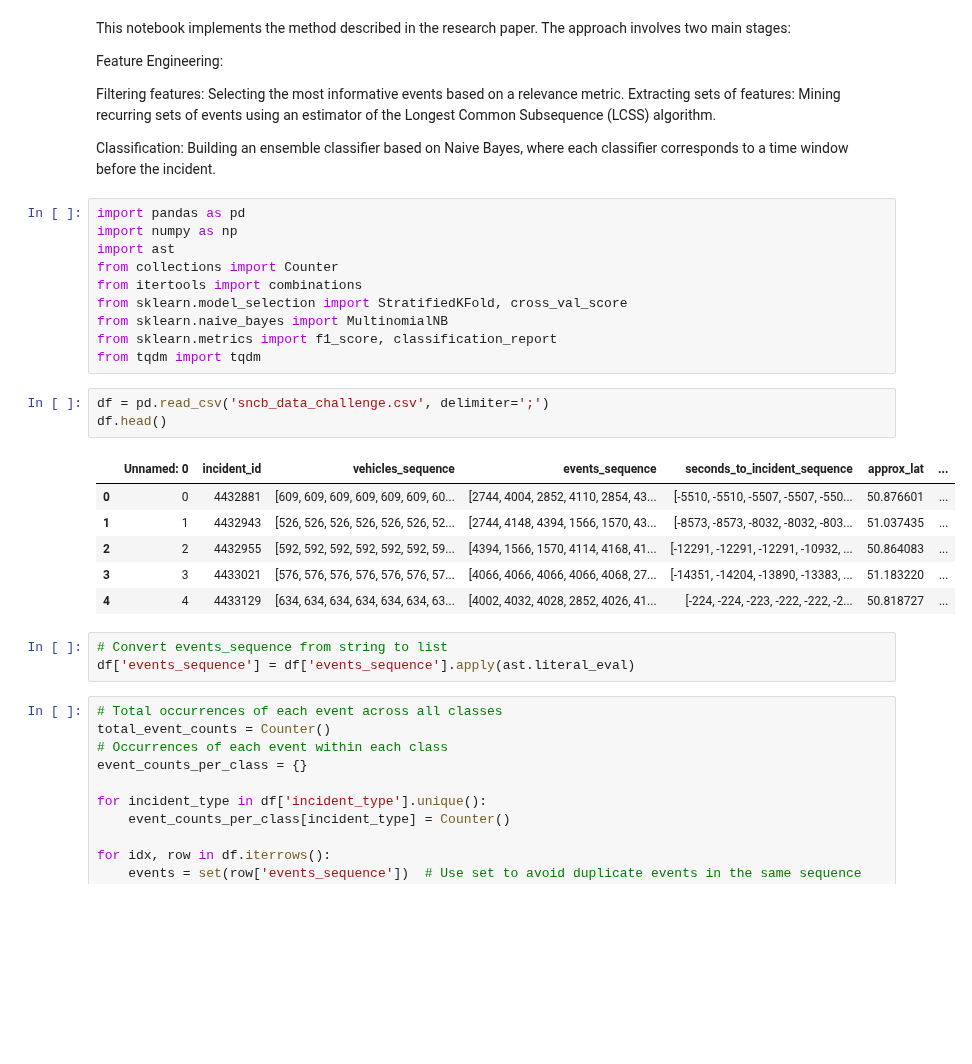
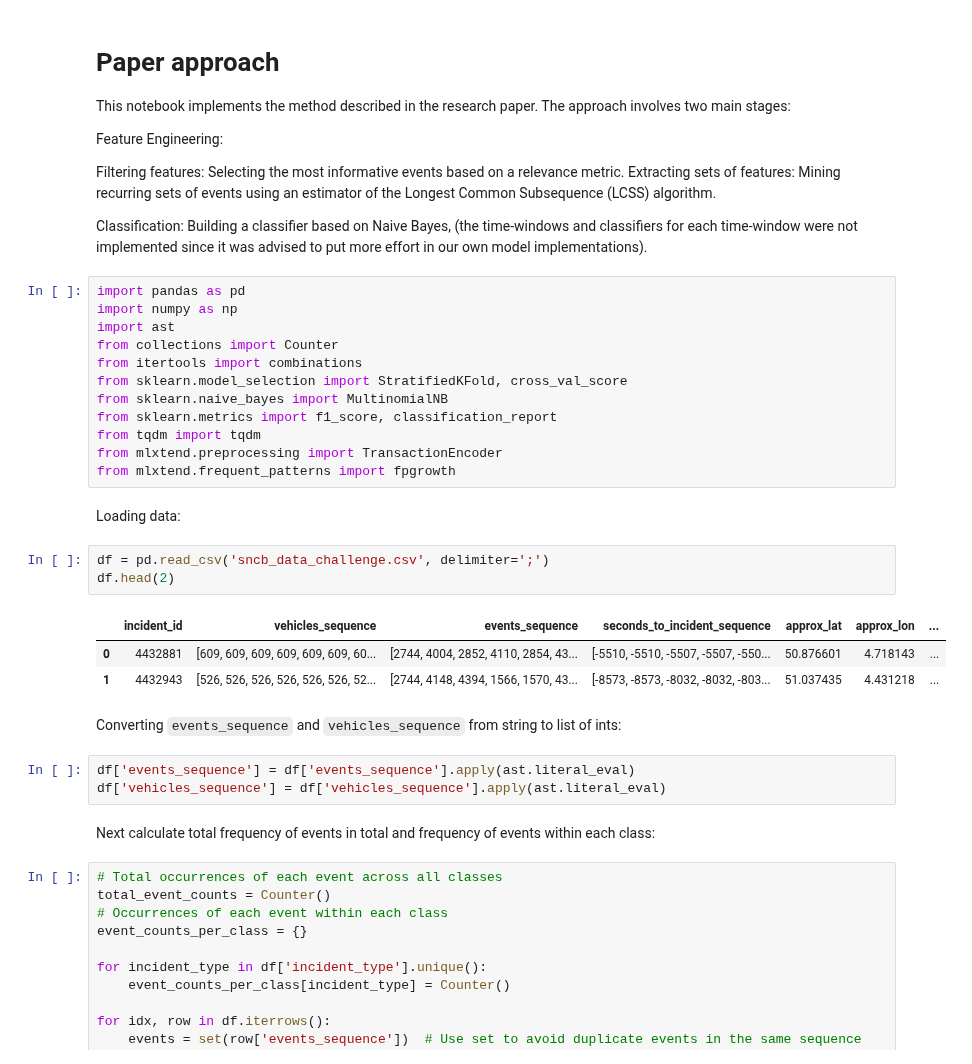
Before and after one commit to stef4k/train-maintenance-data-mining, a Jupyter notebook: research_paper_method.ipynb, the cells around one changed output. Drawn from its saved outputs; the diff is of its cells as text; blank space fills up the shorter version.

Commit message:
Update research paper

```diff
--- a/research_paper_method.ipynb
+++ b/research_paper_method.ipynb
@@ -1,4 +1,5 @@
 # %% [markdown]
+# Paper approach
 This notebook implements the method described in the research paper. The approach involves two main stages:
 
 Feature Engineering:
@@ -8,7 +9,7 @@ Selecting the most informative events based on a relevance metric.
 Extracting sets of features: Mining recurring sets of events using an estimator of the Longest Common Subsequence (LCSS) algorithm.
 
 Classification:
-Building an ensemble classifier based on Naive Bayes, where each classifier corresponds to a time window before the incident.
+Building a classifier based on Naive Bayes, (the time-windows and classifiers for each time-window were not implemented since it was advised to put more effort in our own model implementations).
 # %%
 import pandas as pd
 import numpy as np
@@ -19,19 +20,24 @@ from sklearn.model_selection import StratifiedKFold, cross_val_score
 from sklearn.naive_bayes import MultinomialNB
 from sklearn.metrics import f1_score, classification_report
 from tqdm import tqdm
+from mlxtend.preprocessing import TransactionEncoder
+from mlxtend.frequent_patterns import fpgrowth
+# %% [markdown]
+Loading data:
 # %%
 df = pd.read_csv('sncb_data_challenge.csv', delimiter=';')
-df.head()
+df.head(2)
 # %% [output]
-|  | Unnamed: 0 | incident_id | vehicles_sequence | events_sequence | seconds_to_incident_sequence | approx_lat | ... |
-| 0 | 0 | 4432881 | [609, 609, 609, 609, 609, 609, 60... | [2744, 4004, 2852, 4110, 2854, 43... | [-5510, -5510, -5507, -5507, -550... | 50.876601 | ... |
-| 1 | 1 | 4432943 | [526, 526, 526, 526, 526, 526, 52... | [2744, 4148, 4394, 1566, 1570, 43... | [-8573, -8573, -8032, -8032, -803... | 51.037435 | ... |
-| 2 | 2 | 4432955 | [592, 592, 592, 592, 592, 592, 59... | [4394, 1566, 1570, 4114, 4168, 41... | [-12291, -12291, -12291, -10932, ... | 50.864083 | ... |
-| 3 | 3 | 4433021 | [576, 576, 576, 576, 576, 576, 57... | [4066, 4066, 4066, 4066, 4068, 27... | [-14351, -14204, -13890, -13383, ... | 51.183220 | ... |
-| 4 | 4 | 4433129 | [634, 634, 634, 634, 634, 634, 63... | [4002, 4032, 4028, 2852, 4026, 41... | [-224, -224, -223, -222, -222, -2... | 50.818727 | ... |
+|  | incident_id | vehicles_sequence | events_sequence | seconds_to_incident_sequence | approx_lat | approx_lon | ... |
+| 0 | 4432881 | [609, 609, 609, 609, 609, 609, 60... | [2744, 4004, 2852, 4110, 2854, 43... | [-5510, -5510, -5507, -5507, -550... | 50.876601 | 4.718143 | ... |
+| 1 | 4432943 | [526, 526, 526, 526, 526, 526, 52... | [2744, 4148, 4394, 1566, 1570, 43... | [-8573, -8573, -8032, -8032, -803... | 51.037435 | 4.431218 | ... |
-# %%
-# Convert events_sequence from string to list
-df['events_sequence'] = df['events_sequence'].apply(ast.literal_eval)
+# %% [markdown]
+Converting `events_sequence` and `vehicles_sequence` from string to list of ints:
+# %%
+df['events_sequence'] = df['events_sequence'].apply(ast.literal_eval)
+df['vehicles_sequence'] = df['vehicles_sequence'].apply(ast.literal_eval)
+# %% [markdown]
+Next calculate total frequency of events in total and frequency of events within each class:
 # %%
 # Total occurrences of each event across all classes
 total_event_counts = Counter()
```
Also changed, not shown: parts of 28 cells of this notebook.
